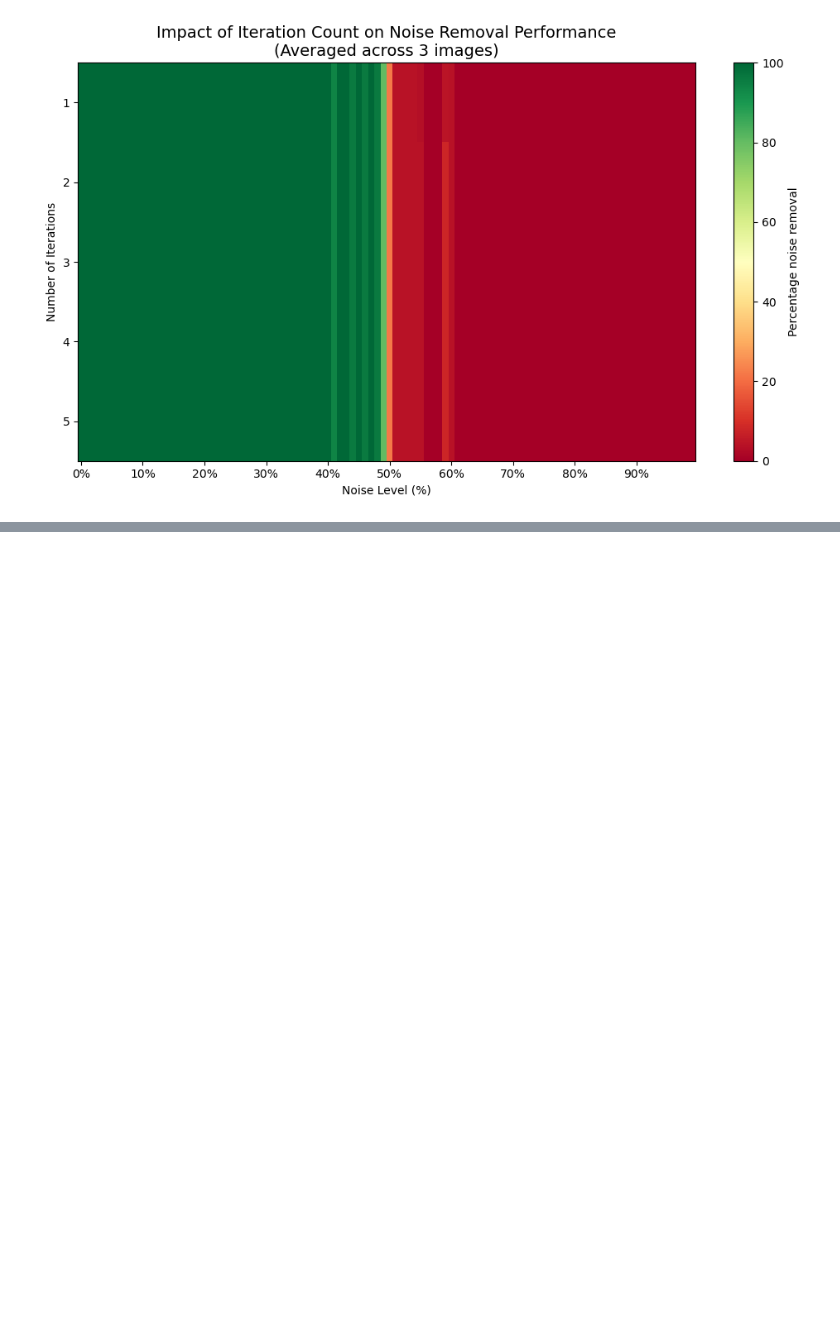
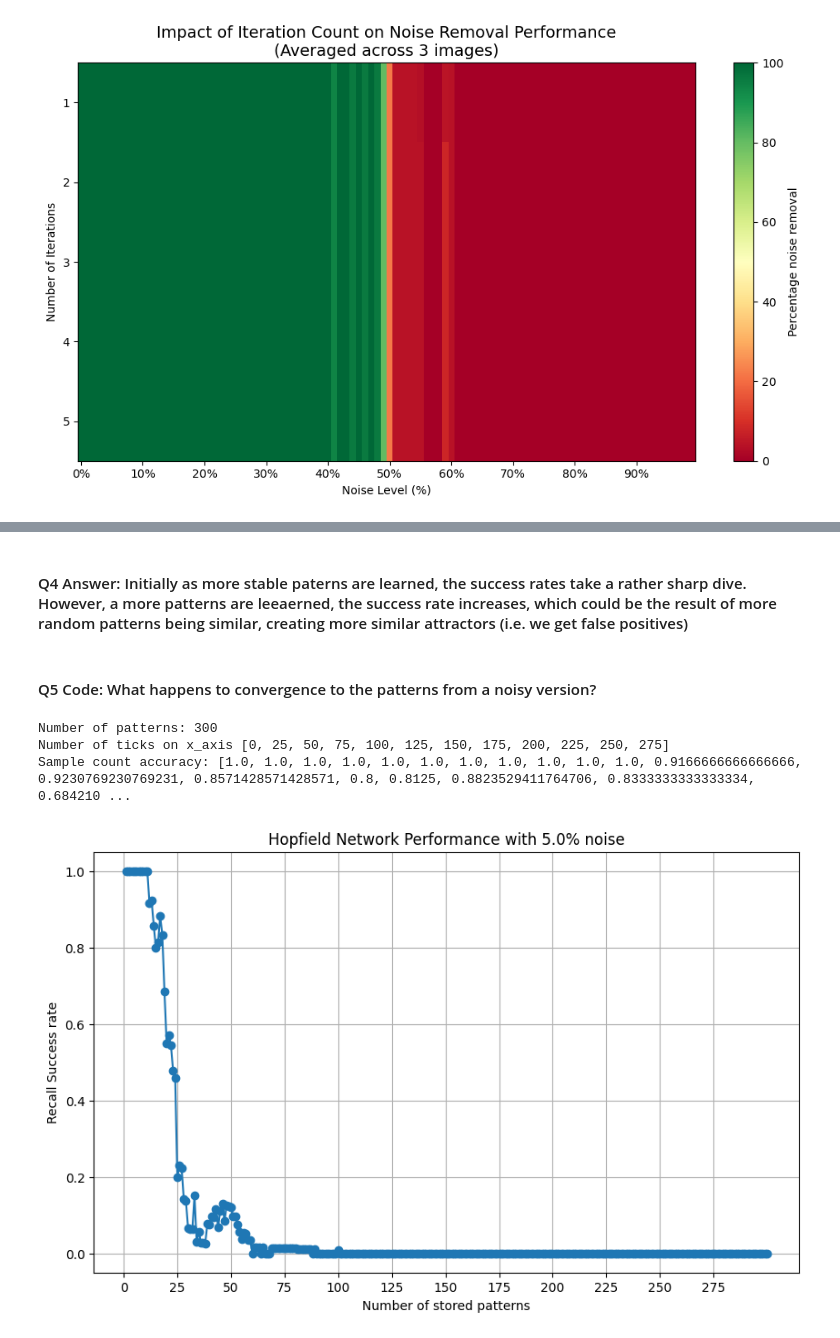
Before and after one commit to sebastians1999/DD2437_ANNs, a Jupyter notebook: lab3/hopfield_nets.ipynb, the cells around one changed output, grey strips where cells are left out. Drawn from its saved outputs; the diff is of its cells as text; code cells hidden in the pictures; blank space fills up the shorter version.

```diff
--- a/lab3/hopfield_nets.ipynb
+++ b/lab3/hopfield_nets.ipynb
@@ -908,0 +1159,12 @@ Testing with 5 iterations...
+# %% [markdown]
+#### Q4 Answer: Initially as more stable paterns are learned, the success rates take a rather sharp dive. However, a more patterns are leeaerned, the success rate increases, which could be the result of more random patterns being similar, creating more similar attractors (i.e. we get false positives)
+# %% [markdown]
+#### Q5 Code: What happens to convergence to the patterns from a noisy version?
+# %%
+random_patterns = generate_random_patterns(300, 100)
+check_capacity(random_patterns, noise_inclusion=0.05, recall_iterations=100, retrain_hopfield_network=False) # 5% noise
+# %% [output]
+Number of patterns: 300
+Number of ticks on x_axis [0, 25, 50, 75, 100, 125, 150, 175, 200, 225, 250, 275]
+Sample count accuracy: [1.0, 1.0, 1.0, 1.0, 1.0, 1.0, 1.0, 1.0, 1.0, 1.0, 1.0, 0.9166666666666666, 0.9230769230769231, 0.8571428571428571, 0.8, 0.8125, 0.8823529411764706, 0.8333333333333334, 0.684210 ...
+[figure, added]
```
Also changed, not shown: parts of 28 cells of this notebook.
